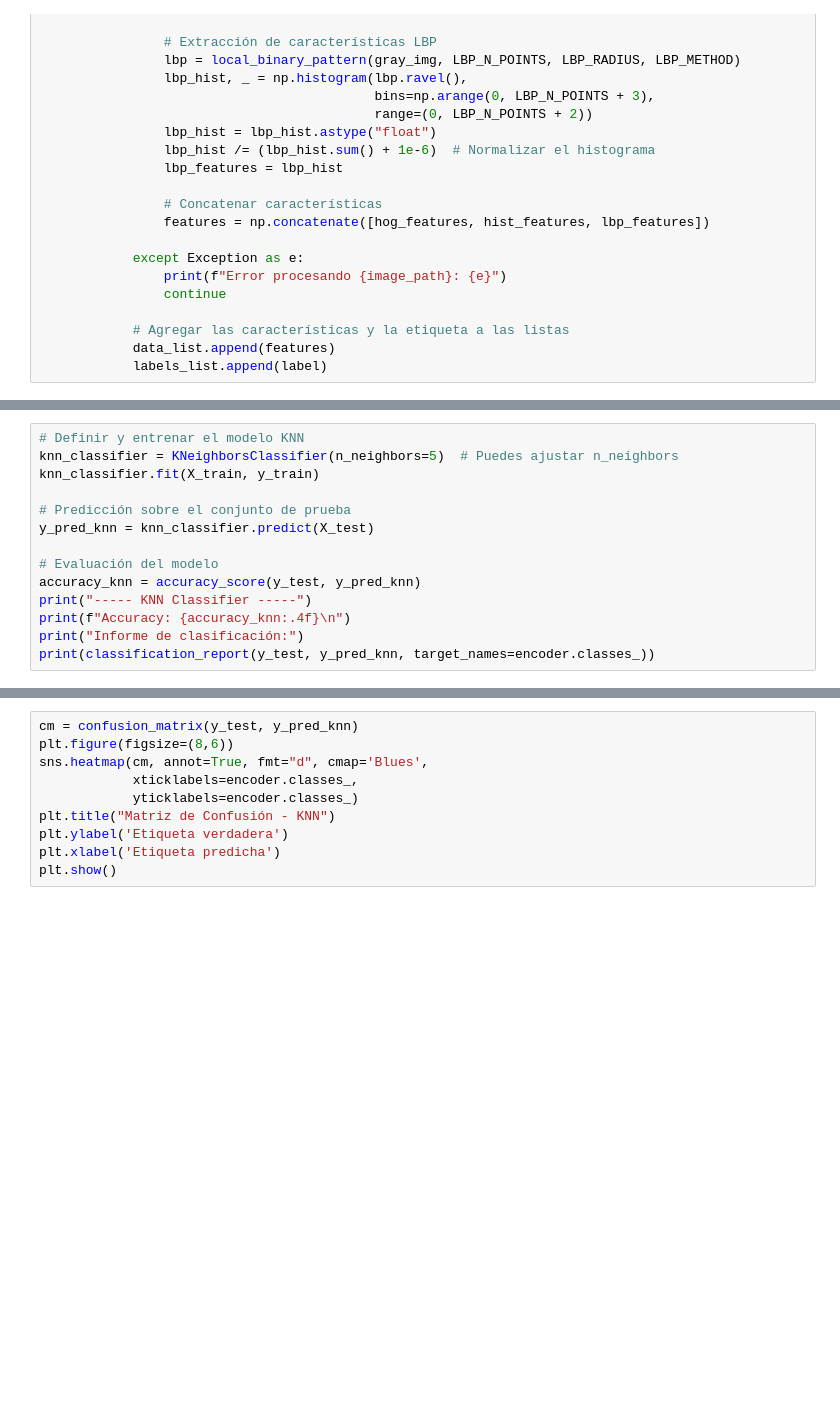
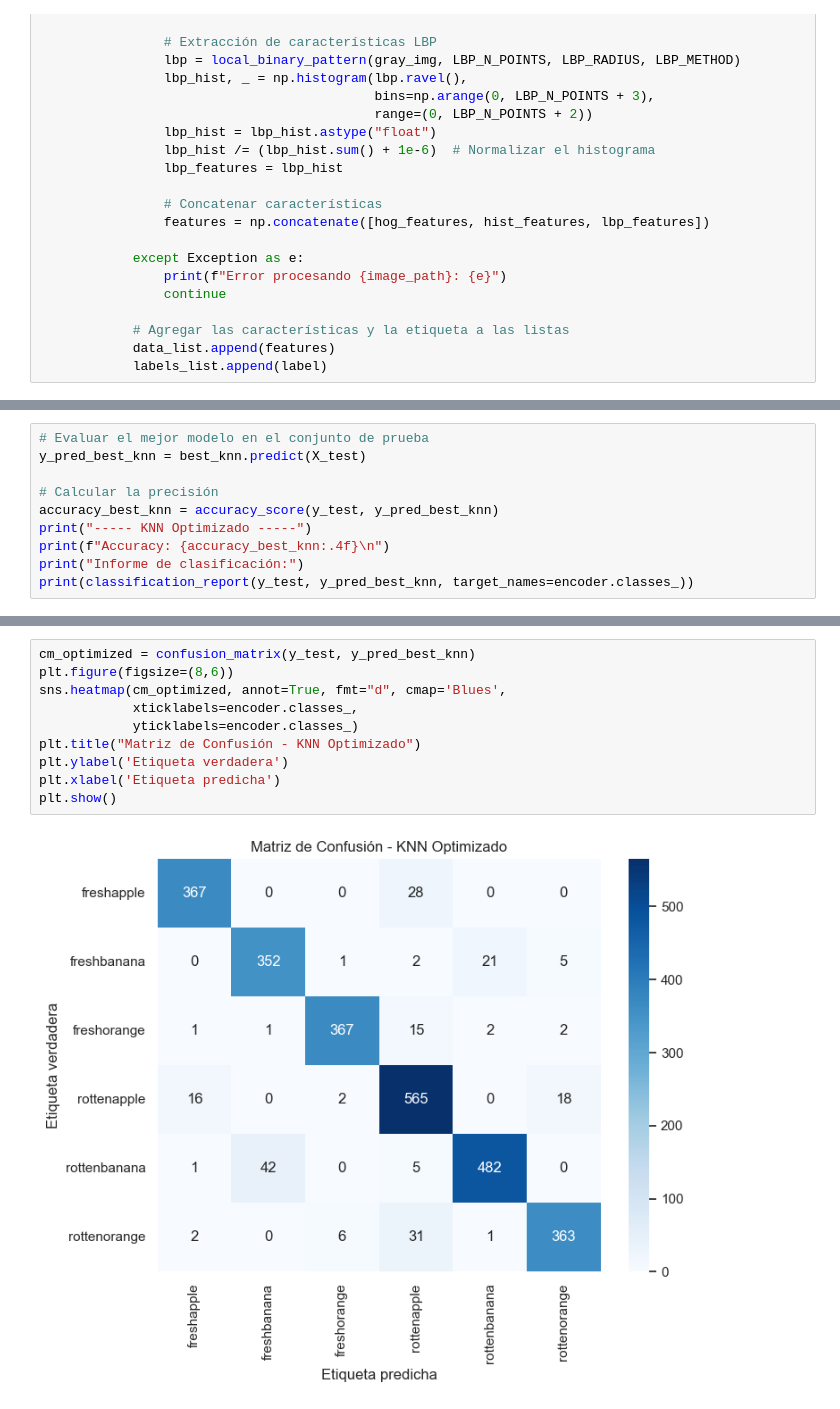
Before and after one commit to Gabriel1634021/Fruit_Classification, a Jupyter notebook: knn/kNN.ipynb, the cells around one changed output, grey strips where cells are left out. Saved outputs shown, nothing was run; the diff lists cells and outputs as text; blank space fills up the shorter version.

```diff
--- a/knn/kNN.ipynb
+++ b/knn/kNN.ipynb
@@ -117,14 +157,10 @@ y_test = encoder.transform(y_test_labels)
 # %%
-# Definir y entrenar el modelo KNN
-knn_classifier = KNeighborsClassifier(n_neighbors=5)  # Puedes ajustar n_neighbors
-knn_classifier.fit(X_train, y_train)
+# Evaluar el mejor modelo en el conjunto de prueba
+y_pred_best_knn = best_knn.predict(X_test)
 
-# Predicción sobre el conjunto de prueba
-y_pred_knn = knn_classifier.predict(X_test)
-
-# Evaluación del modelo
-accuracy_knn = accuracy_score(y_test, y_pred_knn)
-print("----- KNN Classifier -----")
-print(f"Accuracy: {accuracy_knn:.4f}\n")
+# Calcular la precisión
+accuracy_best_knn = accuracy_score(y_test, y_pred_best_knn)
+print("----- KNN Optimizado -----")
+print(f"Accuracy: {accuracy_best_knn:.4f}\n")
 print("Informe de clasificación:")
-print(classification_report(y_test, y_pred_knn, target_names=encoder.classes_))
+print(classification_report(y_test, y_pred_best_knn, target_names=encoder.classes_))
@@ -131,10 +184,12 @@ print(classification_report(y_test, y_pred_knn, target_names=encoder.classes_))
 # %%
-cm = confusion_matrix(y_test, y_pred_knn)
+cm_optimized = confusion_matrix(y_test, y_pred_best_knn)
 plt.figure(figsize=(8,6))
-sns.heatmap(cm, annot=True, fmt="d", cmap='Blues',
+sns.heatmap(cm_optimized, annot=True, fmt="d", cmap='Blues',
             xticklabels=encoder.classes_,
             yticklabels=encoder.classes_)
-plt.title("Matriz de Confusión - KNN")
+plt.title("Matriz de Confusión - KNN Optimizado")
 plt.ylabel('Etiqueta verdadera')
 plt.xlabel('Etiqueta predicha')
 plt.show()
+# %% [output]
+[figure, added]
```
Also changed, not shown: parts of 5 cells of this notebook.
